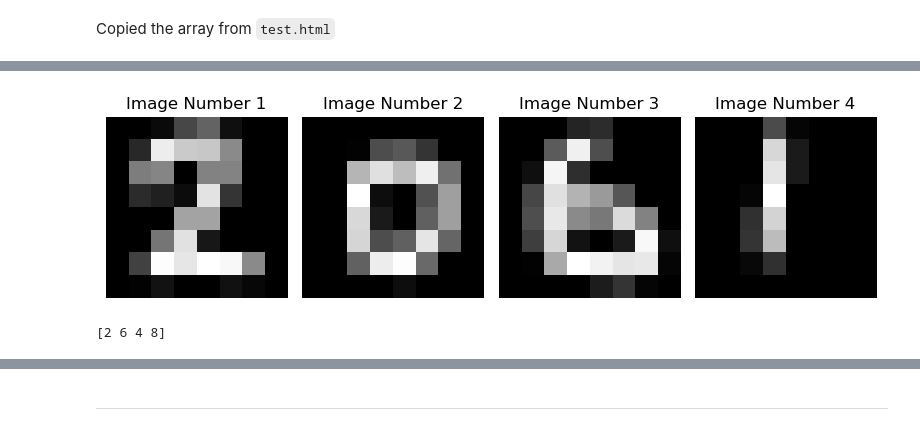
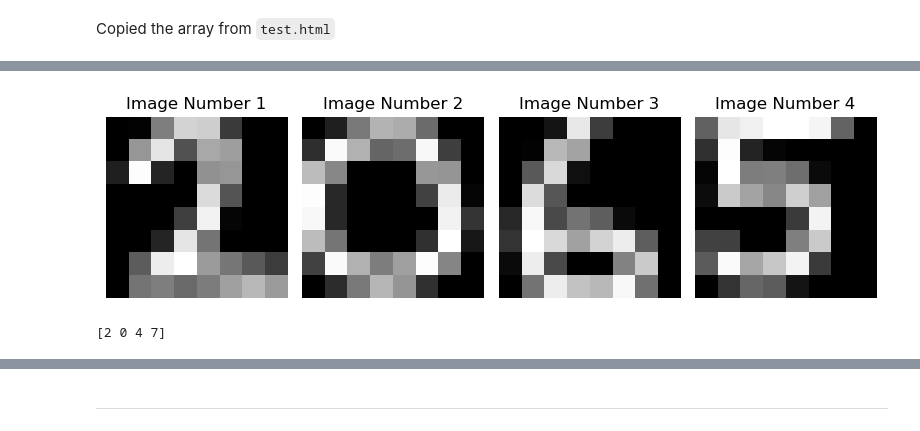
Before and after one commit to pineapple-bois/handwriting-recogniton, a Jupyter notebook: handwriting.ipynb, the cells around one changed output, grey strips where cells are left out. Drawn from its saved outputs; the diff is of its cells as text; code cells hidden in the pictures.

```diff
--- a/handwriting.ipynb
+++ b/handwriting.ipynb
@@ -262,18 +255,25 @@ new_new_sample = np.array([
+# %%
+mint_sample = np.array([
+[0.00,0.09,4.41,7.35,7.17,2.02,0.00,0.00,0.00,5.24,7.99,2.85,5.88,5.51,0.00,0.00,1.10,8.82,1.29,0.00,5.05,5.24,0.00,0.00,0.00,0.00,0.00,0.00,7.63,2.94,0.00,0.00,0.00,0.00,0.00,2.20,8.45,0.18,0.00,0.00,0.00,0.00,1.29,7.99,4.04,0.00,0.00,0.00,0.00,3.22,8.27,8.91,5.42,4.13,3.12,2.11,0.00,4.04,4.41,3.67,4.32,5.60,6.43,5.42],
+[0.00,1.10,4.32,6.34,6.06,3.77,0.00,0.00,1.65,8.82,6.24,3.58,3.86,8.73,2.20,0.00,6.61,4.78,0.00,0.00,0.00,5.33,5.24,0.00,8.91,1.47,0.00,0.00,0.00,2.30,8.27,0.18,8.73,1.47,0.00,0.00,0.00,0.00,8.54,1.84,6.61,4.13,0.00,0.00,0.00,1.74,9.00,0.83,2.30,8.82,6.25,4.41,5.60,8.91,4.68,0.00,0.00,1.56,4.32,6.43,5.24,1.75,0.00,0.00],
+[0.00,0.00,0.73,8.36,2.20,0.00,0.00,0.00,0.00,0.09,6.62,5.88,0.00,0.00,0.00,0.00,0.00,3.21,7.81,0.55,0.00,0.00,0.00,0.00,0.00,7.90,3.12,0.00,0.00,0.00,0.00,0.00,1.47,8.91,2.66,4.13,3.40,0.37,0.00,0.00,1.84,9.19,7.81,5.79,7.62,8.54,3.40,0.00,0.37,8.54,2.66,0.00,0.00,4.68,7.26,0.00,0.00,4.13,8.54,6.98,6.61,8.91,4.04,0.00],
+[3.49,8.27,8.64,9.19,9.19,8.82,3.58,0.00,1.74,9.09,1.29,0.18,0.00,0.00,0.00,0.00,0.18,9.19,4.50,4.59,3.95,0.37,0.00,0.00,0.46,7.26,5.88,4.87,7.44,5.78,0.00,0.00,0.00,0.00,0.00,0.00,2.11,8.73,0.00,0.00,2.39,2.30,0.00,0.00,4.59,7.26,0.00,0.00,3.30,9.01,5.97,7.17,8.73,2.11,0.00,0.00,0.00,1.84,3.67,3.31,0.74,0.00,0.00,0.00]
+])
 # %%
 fig, ax = plt.subplots(nrows=1, ncols=4, figsize=(8, 10))
 for i in range(4):
-    ax[i].imshow(new_new_sample[i].reshape(8, 8), cmap='gray')
+    ax[i].imshow(mint_sample[i].reshape(8, 8), cmap='gray')
     ax[i].axis('off')
     ax[i].set_title(f'Image Number {i+1}')
 plt.tight_layout()
 plt.show()
 # %% [output]
-[figure, old version]
+[figure, new version]
 # %%
-new_new_labels = model.predict(new_new_sample)
-print(new_new_labels)
+mint_labels = model.predict(mint_sample)
+print(mint_labels)
 # %% [output]
-[2 6 4 8]
+[2 0 4 7]
 # %%
 # Which label is which?
 for label in new_new_labels:
```
Also changed, not shown: parts of 18 cells of this notebook, 4 other files.
